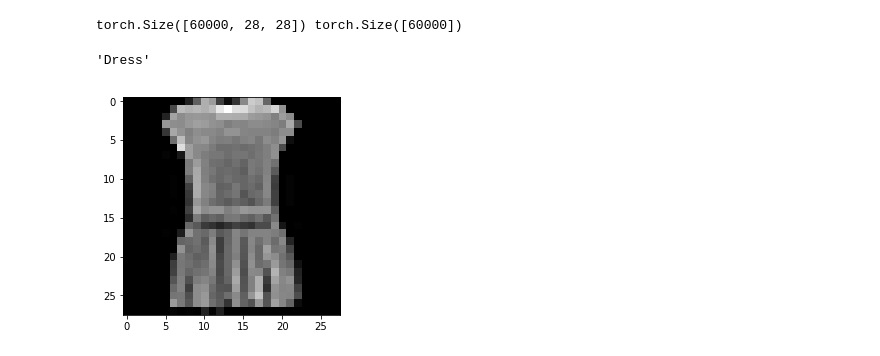
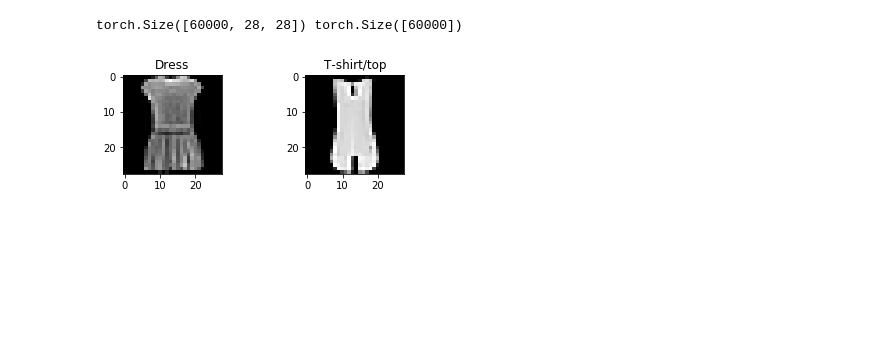
Before and after one commit to lorlor/playground_ml, a Jupyter notebook: fashion_mnist.ipynb, the cells around one changed output. Saved outputs shown, nothing was run; the diff lists cells and outputs as text; code cells hidden in the pictures; blank space fills up the shorter version.

```diff
--- a/fashion_mnist.ipynb
+++ b/fashion_mnist.ipynb
@@ -19,9 +19,15 @@ targets = samples[1]
 print(features.shape, targets.shape)
 # %% [output]
 torch.Size([60000, 28, 28]) torch.Size([60000])
-# %%
-plt.imshow(np.array(features[3]), cmap='gray')
-label_to_description[targets.storage()[3]]
-# %% [output]
-'Dress'
-[figure, removed]
+# %%
+ax = plt.subplot(2, 2, 1)
+plt.imshow(np.array(features[3]), cmap='gray')
+ax.set_title(label_to_description[targets.storage()[3]])
+ax = plt.subplot(2, 2, 2)
+plt.imshow(np.array(features[4]), cmap='gray')
+ax.set_title(label_to_description[targets.storage()[4]])
+plt.show()
+# plt.title(label_to_description[targets.storage()[3]])
+# label_to_description[targets.storage()[3]]
+# %% [output]
+[figure, added]
```
Also changed, not shown: parts of 5 cells of this notebook.
